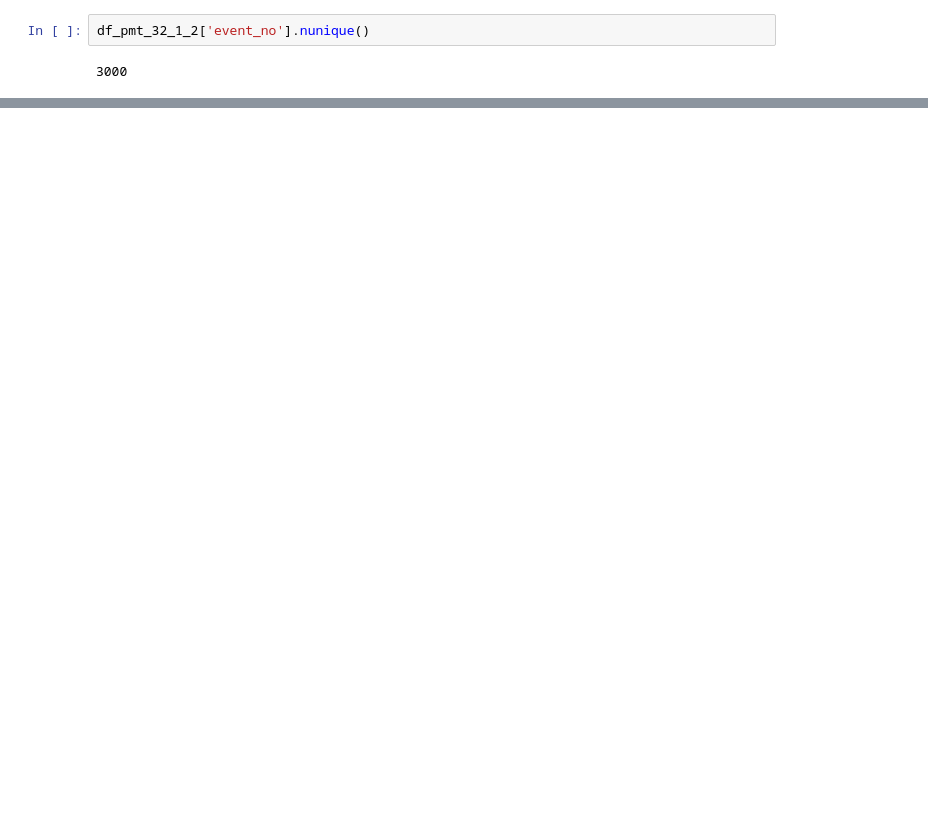
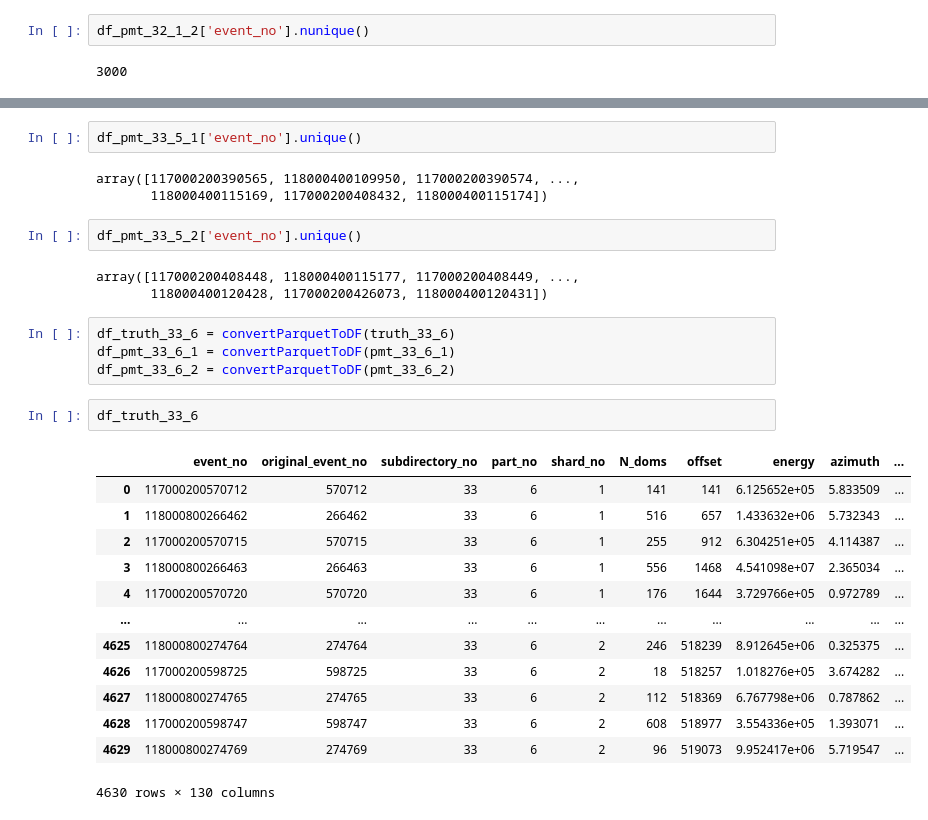
Before and after one commit to KUcyans/PMTfication, a Jupyter notebook: Blend/BlendingDebuggingYard.ipynb, the cells around one changed output, grey strips where cells are left out. Cells and saved outputs as stored; diff of their text form; blank space fills up the shorter version.

```diff
--- a/Blend/BlendingDebuggingYard.ipynb
+++ b/Blend/BlendingDebuggingYard.ipynb
@@ -184,0 +276,30 @@ df_pmt_32_1_2['event_no'].nunique()
+# %%
+df_pmt_33_5_1['event_no'].unique()
+# %% [output]
+array([117000200390565, 118000400109950, 117000200390574, ...,
+       118000400115169, 117000200408432, 118000400115174])
+# %%
+df_pmt_33_5_2['event_no'].unique()
+# %% [output]
+array([117000200408448, 118000400115177, 117000200408449, ...,
+       118000400120428, 117000200426073, 118000400120431])
+# %%
+df_truth_33_6 = convertParquetToDF(truth_33_6)
+df_pmt_33_6_1 = convertParquetToDF(pmt_33_6_1)
+df_pmt_33_6_2 = convertParquetToDF(pmt_33_6_2)
+# %%
+df_truth_33_6
+# %% [output]
+|  | event_no | original_event_no | subdirectory_no | part_no | shard_no | N_doms | offset | energy | azimuth | ... |
+| 0 | 117000200570712 | 570712 | 33 | 6 | 1 | 141 | 141 | 6.125652e+05 | 5.833509 | ... |
+| 1 | 118000800266462 | 266462 | 33 | 6 | 1 | 516 | 657 | 1.433632e+06 | 5.732343 | ... |
+| 2 | 117000200570715 | 570715 | 33 | 6 | 1 | 255 | 912 | 6.304251e+05 | 4.114387 | ... |
+| 3 | 118000800266463 | 266463 | 33 | 6 | 1 | 556 | 1468 | 4.541098e+07 | 2.365034 | ... |
+| 4 | 117000200570720 | 570720 | 33 | 6 | 1 | 176 | 1644 | 3.729766e+05 | 0.972789 | ... |
+| ... | ... | ... | ... | ... | ... | ... | ... | ... | ... | ... |
+| 4625 | 118000800274764 | 274764 | 33 | 6 | 2 | 246 | 518239 | 8.912645e+06 | 0.325375 | ... |
+| 4626 | 117000200598725 | 598725 | 33 | 6 | 2 | 18 | 518257 | 1.018276e+05 | 3.674282 | ... |
+| 4627 | 118000800274765 | 274765 | 33 | 6 | 2 | 112 | 518369 | 6.767798e+06 | 0.787862 | ... |
+| 4628 | 117000200598747 | 598747 | 33 | 6 | 2 | 608 | 518977 | 3.554336e+05 | 1.393071 | ... |
+| 4629 | 118000800274769 | 274769 | 33 | 6 | 2 | 96 | 519073 | 9.952417e+06 | 5.719547 | ... |
+4630 rows × 130 columns
```
Also changed, not shown: parts of 16 cells of this notebook, 1 other file.
